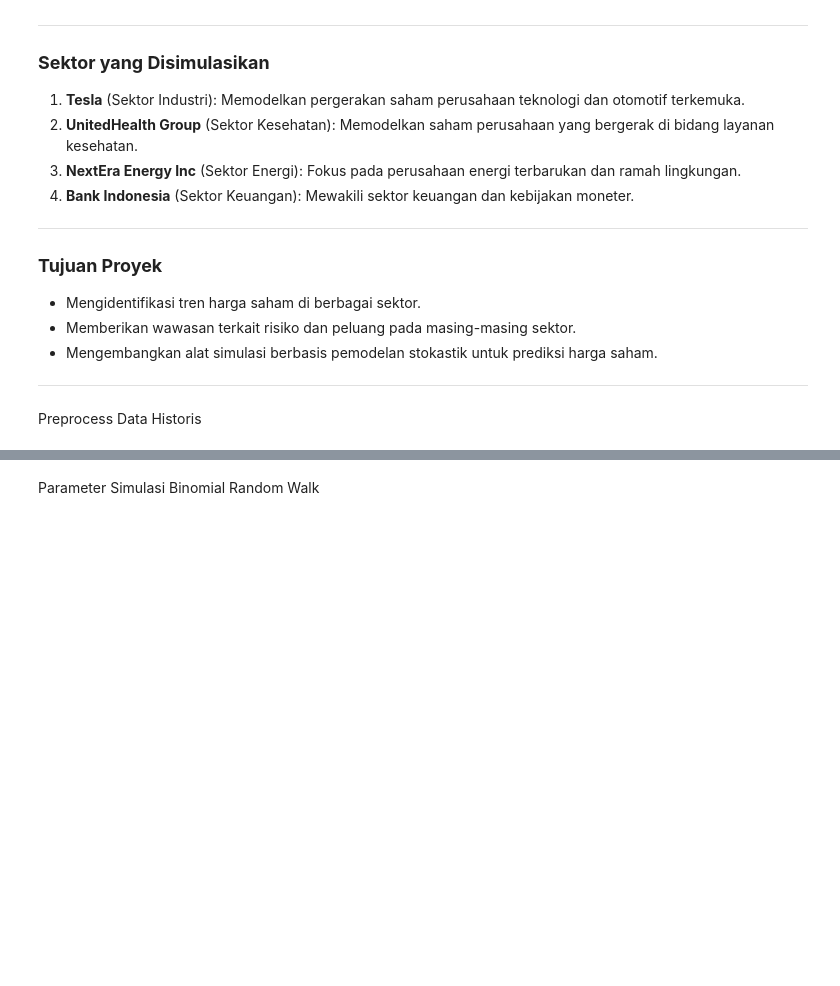
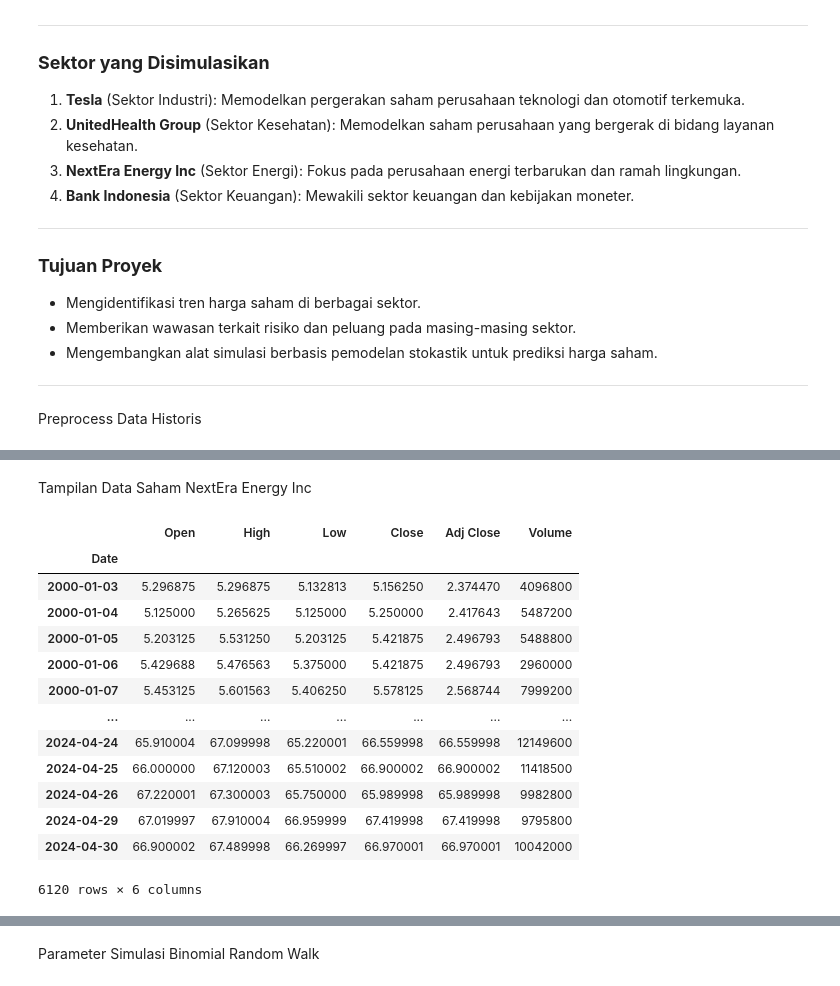
Before and after one commit to Ardavaa/random-walk-forecasting, a Jupyter notebook: binomial_random_walk.ipynb, the cells around one changed output, grey strips where cells are left out. Cells and saved outputs as stored; diff of their text form; code cells hidden in the pictures; blank space fills up the shorter version.

```diff
--- a/binomial_random_walk.ipynb
+++ b/binomial_random_walk.ipynb
@@ -65,0 +105,19 @@ sectors = {
+# %% [markdown]
+Tampilan Data Saham NextEra Energy Inc
+# %%
+nextera_energy
+# %% [output]
+|  | Open | High | Low | Close | Adj Close | Volume |
+| Date |  |  |  |  |  |  |
+| 2000-01-03 | 5.296875 | 5.296875 | 5.132813 | 5.156250 | 2.374470 | 4096800 |
+| 2000-01-04 | 5.125000 | 5.265625 | 5.125000 | 5.250000 | 2.417643 | 5487200 |
+| 2000-01-05 | 5.203125 | 5.531250 | 5.203125 | 5.421875 | 2.496793 | 5488800 |
+| 2000-01-06 | 5.429688 | 5.476563 | 5.375000 | 5.421875 | 2.496793 | 2960000 |
+| 2000-01-07 | 5.453125 | 5.601563 | 5.406250 | 5.578125 | 2.568744 | 7999200 |
+| ... | ... | ... | ... | ... | ... | ... |
+| 2024-04-24 | 65.910004 | 67.099998 | 65.220001 | 66.559998 | 66.559998 | 12149600 |
+| 2024-04-25 | 66.000000 | 67.120003 | 65.510002 | 66.900002 | 66.900002 | 11418500 |
+| 2024-04-26 | 67.220001 | 67.300003 | 65.750000 | 65.989998 | 65.989998 | 9982800 |
+| 2024-04-29 | 67.019997 | 67.910004 | 66.959999 | 67.419998 | 67.419998 | 9795800 |
+| 2024-04-30 | 66.900002 | 67.489998 | 66.269997 | 66.970001 | 66.970001 | 10042000 |
+6120 rows × 6 columns
```
Also changed, not shown: parts of 7 cells of this notebook.
